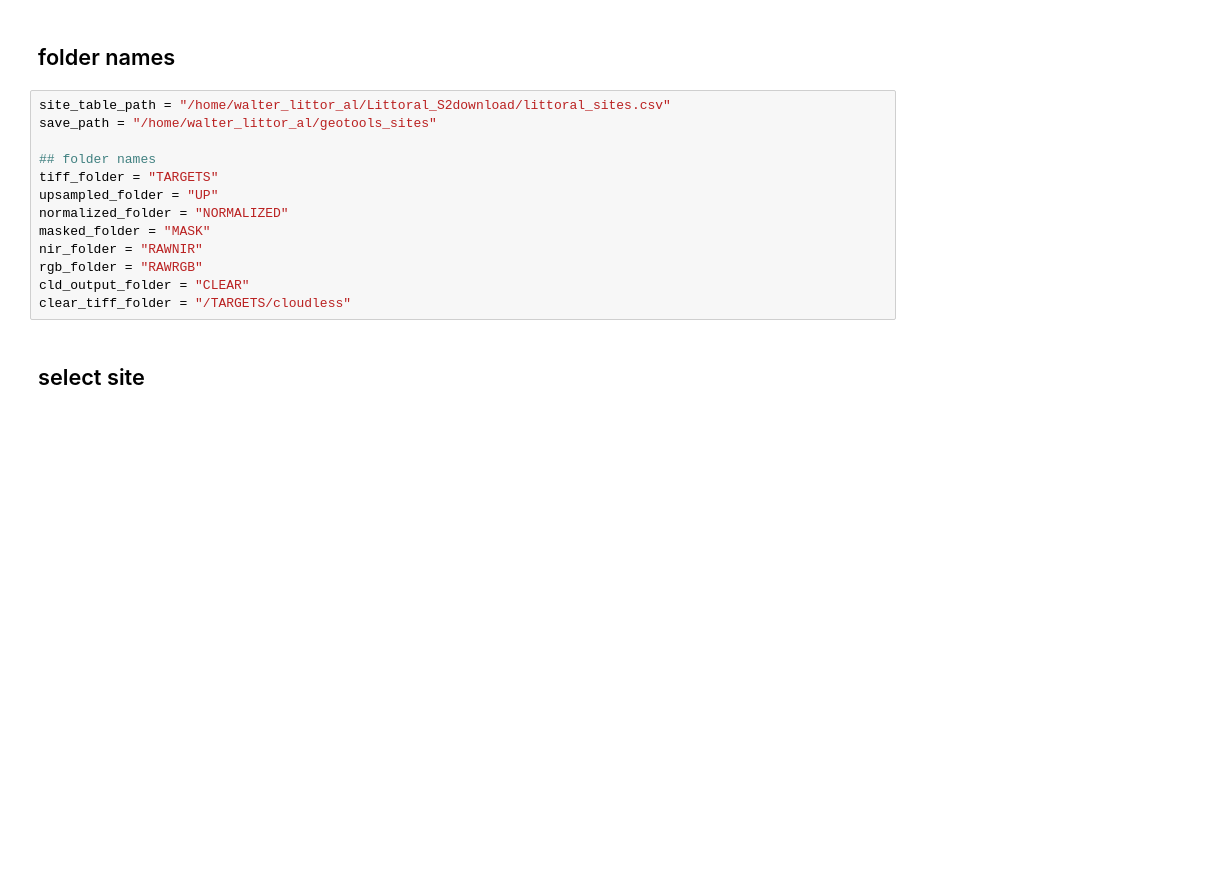
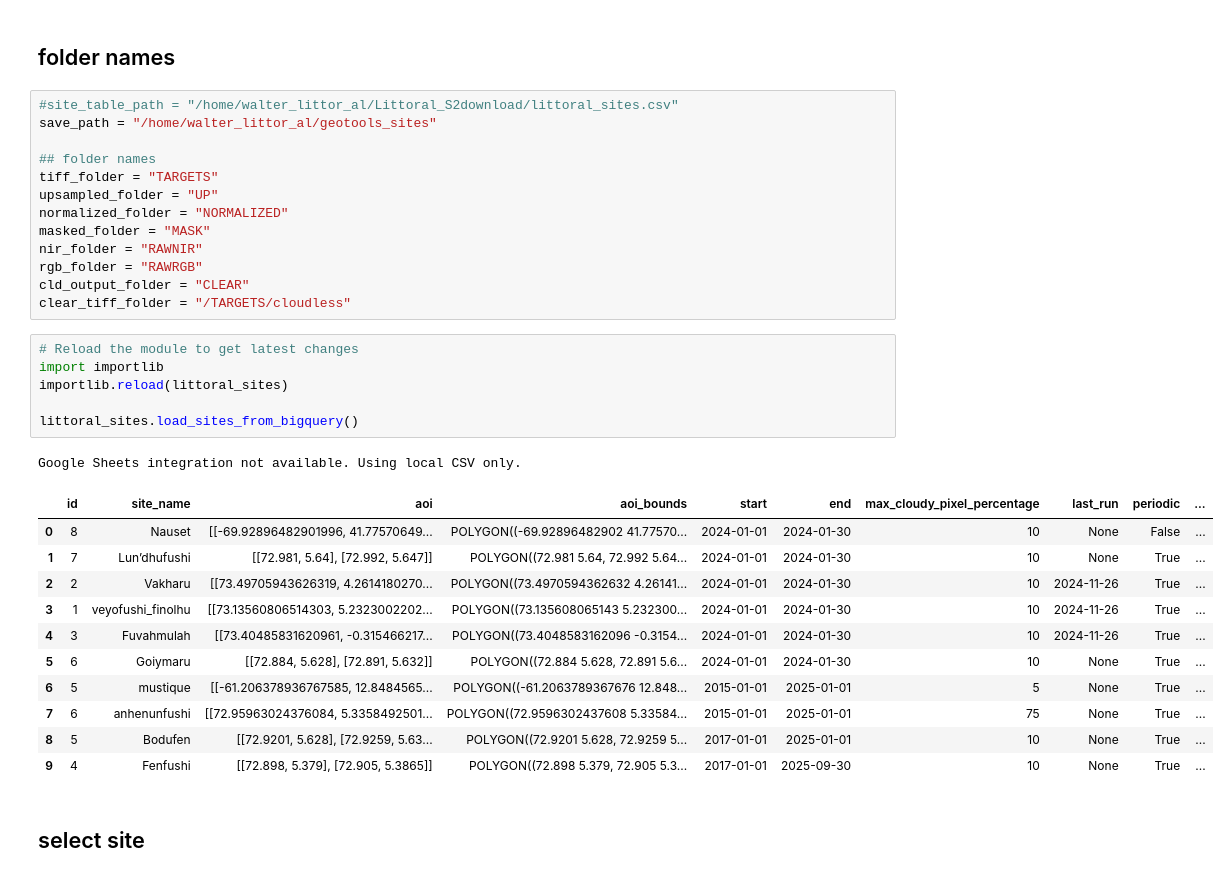
Before and after one commit to Wzesk/Littoral_S2download, a Jupyter notebook: littoral_pipeline.ipynb, the cells around one changed output. Drawn from its saved outputs; the diff is of its cells as text; blank space fills up the shorter version.

```diff
--- a/littoral_pipeline.ipynb
+++ b/littoral_pipeline.ipynb
@@ -26,7 +26,7 @@ import matplotlib.pyplot as plt
 # %% [markdown]
 ## folder names
 # %%
-site_table_path = "/home/walter_littor_al/Littoral_S2download/littoral_sites.csv"
+#site_table_path = "/home/walter_littor_al/Littoral_S2download/littoral_sites.csv"
 save_path = "/home/walter_littor_al/geotools_sites"
 
 ## folder names
@@ -38,6 +38,25 @@ nir_folder = "RAWNIR"
 rgb_folder = "RAWRGB"
 cld_output_folder = "CLEAR"
 clear_tiff_folder = "/TARGETS/cloudless"
+# %%
+# Reload the module to get latest changes
+import importlib
+importlib.reload(littoral_sites)
+
+littoral_sites.load_sites_from_bigquery()
+# %% [output]
+Google Sheets integration not available. Using local CSV only.
+|  | id | site_name | aoi | aoi_bounds | start | end | max_cloudy_pixel_percentage | last_run | periodic | ... |
+| 0 | 8 | Nauset | [[-69.92896482901996, 41.77570649... | POLYGON((-69.92896482902 41.77570... | 2024-01-01 | 2024-01-30 | 10 | None | False | ... |
+| 1 | 7 | Lun’dhufushi | [[72.981, 5.64], [72.992, 5.647]] | POLYGON((72.981 5.64, 72.992 5.64... | 2024-01-01 | 2024-01-30 | 10 | None | True | ... |
+| 2 | 2 | Vakharu | [[73.49705943626319, 4.2614180270... | POLYGON((73.4970594362632 4.26141... | 2024-01-01 | 2024-01-30 | 10 | 2024-11-26 | True | ... |
+| 3 | 1 | veyofushi_finolhu | [[73.13560806514303, 5.2323002202... | POLYGON((73.135608065143 5.232300... | 2024-01-01 | 2024-01-30 | 10 | 2024-11-26 | True | ... |
+| 4 | 3 | Fuvahmulah | [[73.40485831620961, -0.315466217... | POLYGON((73.4048583162096 -0.3154... | 2024-01-01 | 2024-01-30 | 10 | 2024-11-26 | True | ... |
+| 5 | 6 | Goiymaru | [[72.884, 5.628], [72.891, 5.632]] | POLYGON((72.884 5.628, 72.891 5.6... | 2024-01-01 | 2024-01-30 | 10 | None | True | ... |
+| 6 | 5 | mustique | [[-61.206378936767585, 12.8484565... | POLYGON((-61.2063789367676 12.848... | 2015-01-01 | 2025-01-01 | 5 | None | True | ... |
+| 7 | 6 | anhenunfushi | [[72.95963024376084, 5.3358492501... | POLYGON((72.9596302437608 5.33584... | 2015-01-01 | 2025-01-01 | 75 | None | True | ... |
+| 8 | 5 | Bodufen | [[72.9201, 5.628], [72.9259, 5.63... | POLYGON((72.9201 5.628, 72.9259 5... | 2017-01-01 | 2025-01-01 | 10 | None | True | ... |
+| 9 | 4 | Fenfushi | [[72.898, 5.379], [72.905, 5.3865]] | POLYGON((72.898 5.379, 72.905 5.3... | 2017-01-01 | 2025-09-30 | 10 | None | True | ... |
 # %% [markdown]
 ## select site
 # %%
```
Also changed, not shown: parts of 8 cells of this notebook, 6 other files.
